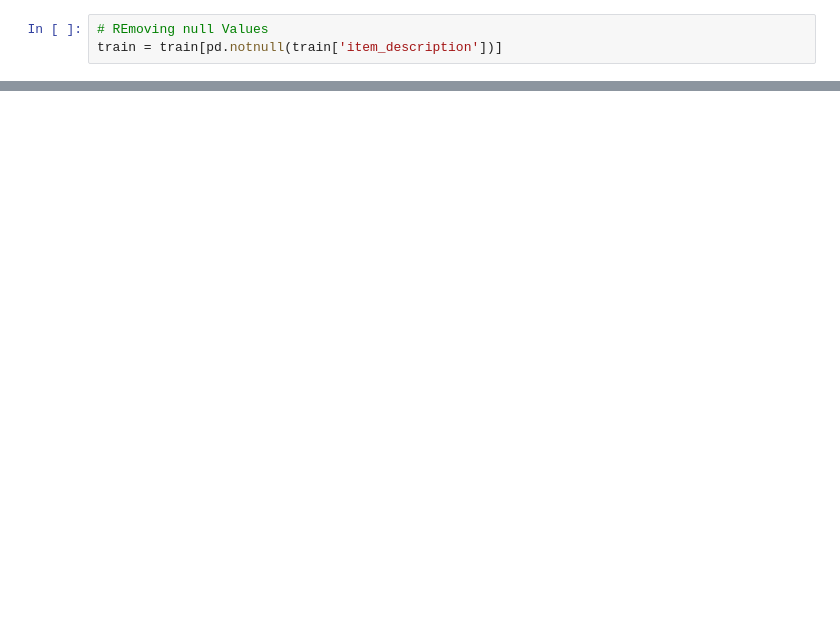
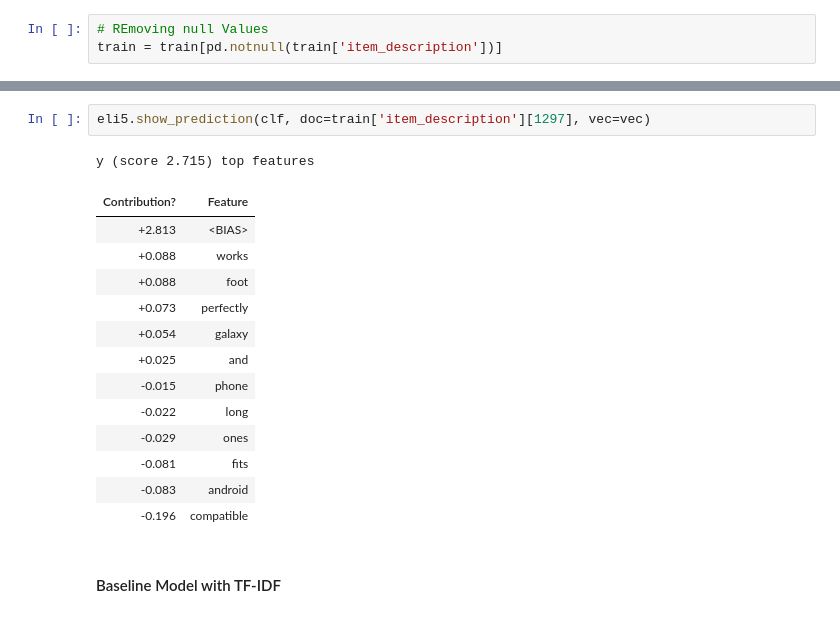
Before and after one commit to sukesh-reddy/Product-price-Prediction-NLP-kaggle-, a Jupyter notebook: scripts/python/PriceRecommendation.ipynb, the cells around one changed output, grey strips where cells are left out. Cells and saved outputs as stored; diff of their text form; blank space fills up the shorter version.

```diff
--- a/scripts/python/PriceRecommendation.ipynb
+++ b/scripts/python/PriceRecommendation.ipynb
@@ -361,0 +435,19 @@ train = train[pd.notnull(train['item_description'])]
+# %%
+eli5.show_prediction(clf, doc=train['item_description'][1297], vec=vec)
+# %% [output]
+y (score 2.715) top features
+| Contribution? | Feature |
+| +2.813 | <BIAS> |
+| +0.088 | works |
+| +0.088 | foot |
+| +0.073 | perfectly |
+| +0.054 | galaxy |
+| +0.025 | and |
+| -0.015 | phone |
+| -0.022 | long |
+| -0.029 | ones |
+| -0.081 | fits |
+| -0.083 | android |
+| -0.196 | compatible |
+# %% [markdown]
+#### Baseline Model with TF-IDF
```
Also changed, not shown: parts of 46 cells of this notebook.
